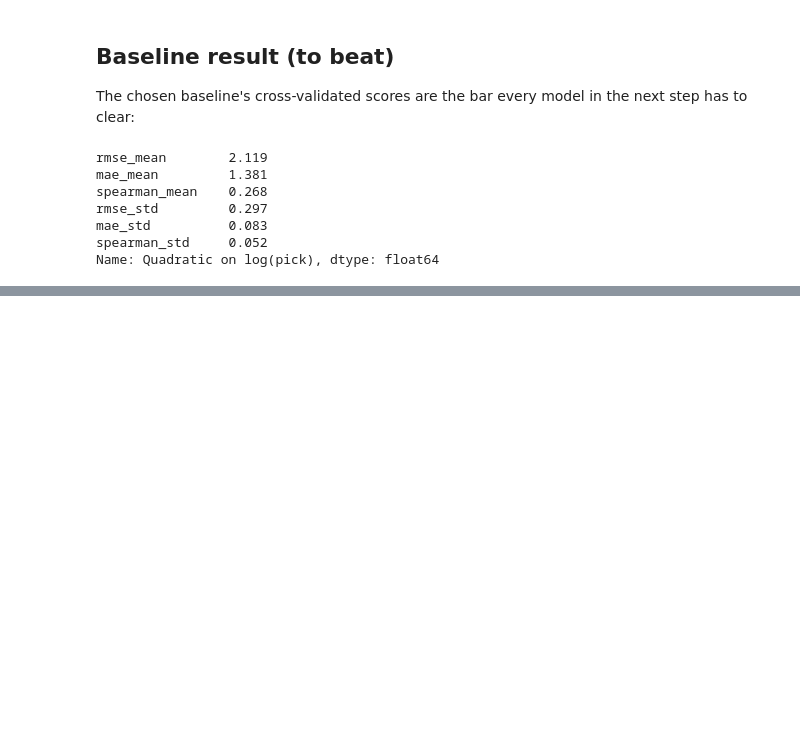
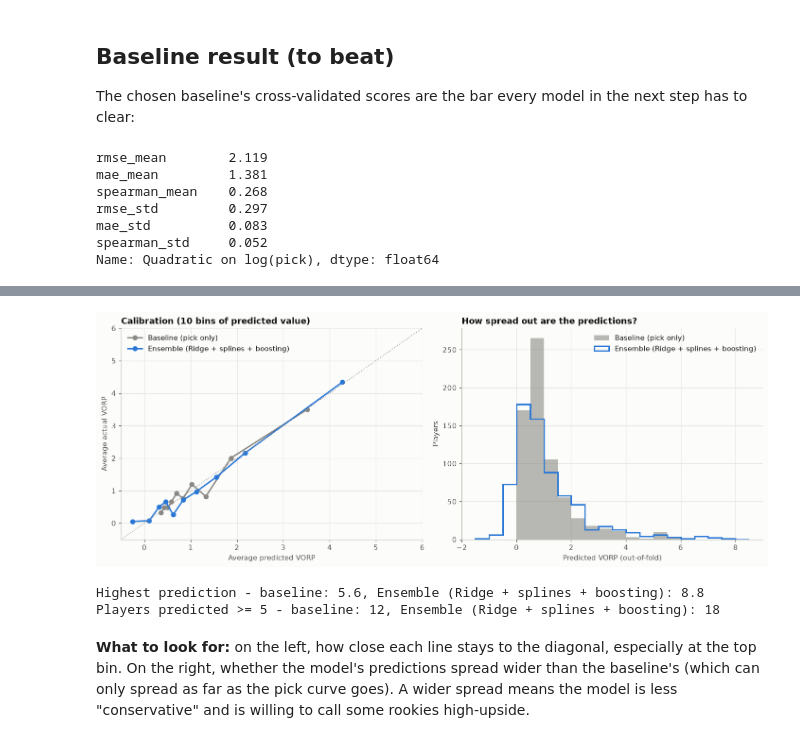
Before and after one commit to coelho121/rookie-projection, a Jupyter notebook: notebooks/02_modelling.ipynb, the cells around one changed output, grey strips where cells are left out. Drawn from its saved outputs; the diff is of its cells as text; code cells hidden in the pictures; blank space fills up the shorter version.

```diff
--- a/notebooks/02_modelling.ipynb
+++ b/notebooks/02_modelling.ipynb
@@ -268,0 +535,35 @@ Name: Quadratic on log(pick), dtype: float64
+# %%
+fig, axes = plt.subplots(1, 2, figsize=(13, 5))
+ax = axes[0]
+for name, pred, color in [("Baseline (pick only)", base_oof_rep, NEUTRAL), (BEST, best_oof, BLUE)]:
+    q = pd.qcut(pred.rank(method="first"), 10, labels=False)
+    g = pd.DataFrame({"pred": pred, "actual": dev[m.TARGET]}).groupby(q).mean()
+    ax.plot(g["pred"], g["actual"], color=color, marker="o", markersize=6, label=name)
+lim = [-0.5, 6]
+ax.plot(lim, lim, color=NEUTRAL, linewidth=1, linestyle=":")
+ax.set(title="Calibration (10 bins of predicted value)", xlabel="Average predicted VORP",
+       ylabel="Average actual VORP", xlim=lim, ylim=lim)
+ax.legend(loc="upper left")
+
+ax = axes[1]
+bins = np.arange(-1.5, 9, 0.5)
+ax.hist(base_oof_rep, bins=bins, color=NEUTRAL, alpha=0.6, label="Baseline (pick only)")
+ax.hist(best_oof, bins=bins, histtype="step", color=BLUE, linewidth=2, label=BEST)
+ax.set(title="How spread out are the predictions?", xlabel="Predicted VORP (out-of-fold)",
+       ylabel="Players")
+ax.legend()
+plt.tight_layout()
+plt.show()
+
+print(f"Highest prediction - baseline: {base_oof_rep.max():.1f}, {BEST}: {best_oof.max():.1f}")
+print(f"Players predicted >= 5 - baseline: {(base_oof_rep >= 5).sum()}, {BEST}: {(best_oof >= 5).sum()}")
+# %% [output]
+[figure, added]
+Highest prediction - baseline: 5.6, Ensemble (Ridge + splines + boosting): 8.8
+Players predicted >= 5 - baseline: 12, Ensemble (Ridge + splines + boosting): 18
+# %% [markdown]
+**What to look for:** on the left, how close each line stays to the diagonal,
+especially at the top bin. On the right, whether the model's predictions spread
+wider than the baseline's (which can only spread as far as the pick curve goes).
+A wider spread means the model is less "conservative" and is willing to call
+some rookies high-upside.
```
Also changed, not shown: parts of 25 cells of this notebook, 1 other file.
